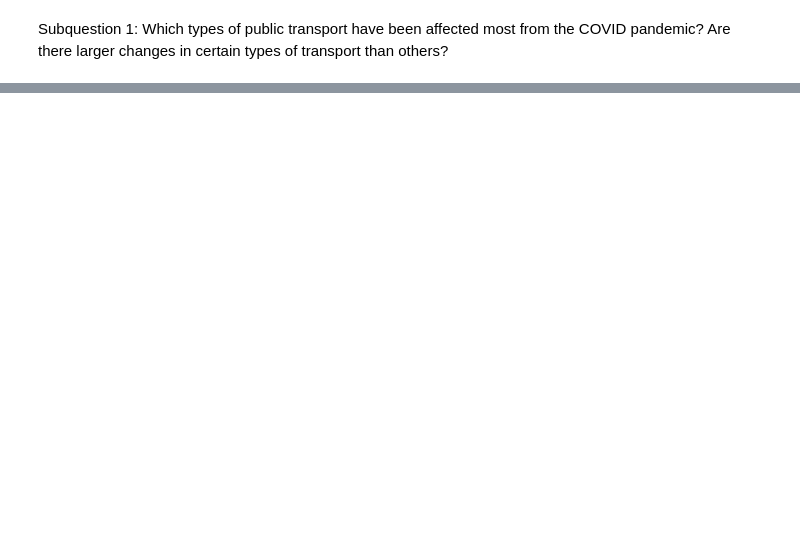
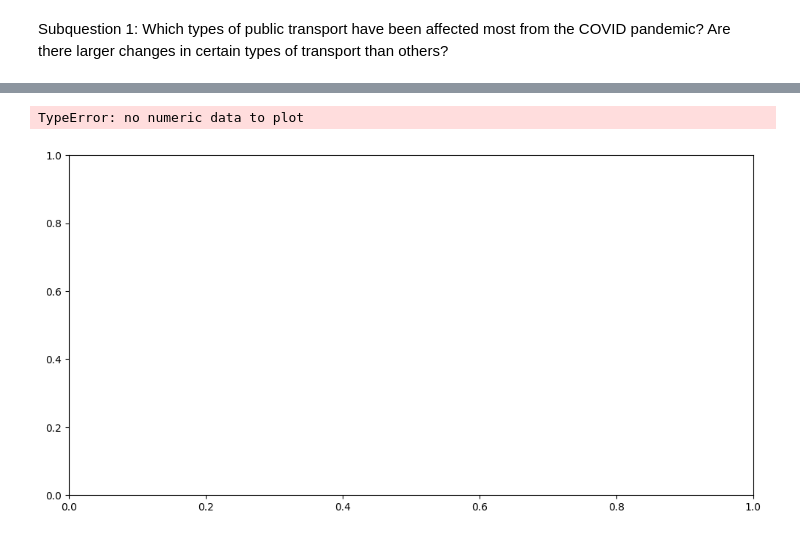
Before and after one commit to lotterus2003/groep24, a Jupyter notebook: Data subquestions/Subquestion 1.ipynb, the cells around one changed output, grey strips where cells are left out. Cells and saved outputs as stored; diff of their text form; code cells hidden in the pictures; blank space fills up the shorter version.

```diff
--- a/Data subquestions/Subquestion 1.ipynb
+++ b/Data subquestions/Subquestion 1.ipynb
@@ -22,0 +55,3 @@ FileNotFoundError: [Errno 2] No such file or directory: 'Data subquestions/Mobil
+# %%
+df_motive = df[df["Travel motives"]=="Travel to/from work, (non)-daily commute"]
+print(df_motive.head())
@@ -22,0 +116,58 @@ FileNotFoundError: [Errno 2] No such file or directory: 'Data subquestions/Mobil
+# %%
+
+def find_col(cols, keywords):
+    for c in cols:
+        if isinstance(c, str):
+            low = c.lower()
+            if any(k in low for k in keywords):
+                return c
+    return None
+
+# ensure df_motive exists (fall back to df if not)
+if 'df_motive' not in globals():
+    df_motive = df.copy()
+
+mode_col = find_col(df_motive.columns, ['mode', 'modes', 'mode of travel', 'modes of travel', 'travel mode'])
+period_col = find_col(df_motive.columns, ['period', 'periods', 'year'])
+distance_col = find_col(df_motive.columns, ['distance', 'distance travelled', 'passenger', 'kilometre', 'kilometer'])
+
+if not (mode_col and period_col and distance_col):
+    raise KeyError(f"Could not find required columns automatically. Available columns: {df_motive.columns.tolist()}")
+
+# select and normalize names
+df_motive = df_motive[[mode_col, period_col, distance_col]].rename(columns={
+    mode_col: "Modes of travel",
+    period_col: "Periods",
+    distance_col: "Distance travelled per stage (average) (passenger kilometres)"
+}).copy()
+
+# clean Periods -> numeric year
+df_motive["Periods"] = df_motive["Periods"].astype(str).str.replace("*", "", regex=False).str.strip()
+df_motive["Periods"] = pd.to_numeric(df_motive["Periods"], errors="coerce")
+
+# convert Distance to numeric
+df_motive["Distance travelled per stage (average) (passenger kilometres)"] = pd.to_numeric(df_motive["Distance travelled per stage (average) (passenger kilometres)"], errors="coerce")
+
+# filter years and drop rows with missing values needed for pivot
+df_motive = df_motive[df_motive["Periods"].between(2014, 2024)]
+df_motive = df_motive.dropna(subset=["Modes of travel", "Periods", "Distance travelled per stage (average) (passenger kilometres)"])
+
+pivot_df_motive = df_motive.pivot_table(
+    index="Periods",
+    columns="Modes of travel",
+    values="Distance travelled per stage (average) (passenger kilometres)",
+    aggfunc="mean"
+).sort_index()
+
+plt.figure(figsize=(12, 6))
+pivot_df_motive.plot(kind="bar", stacked=True, ax=plt.gca())
+plt.title("Number of kilometers per year (2014–2024)", fontsize=14)
+plt.xlabel("Periods", fontsize=12)
+plt.ylabel("mean km per traveler", fontsize=12)
+plt.legend(title="Modes of transport", bbox_to_anchor=(1.05, 1), loc='upper left')
+plt.tight_layout()
+plt.show()
+# ...existing
+# %% [output]
+TypeError: no numeric data to plot
+[figure, added]
```
Also changed, not shown: parts of 4 cells of this notebook, 1 other file.
